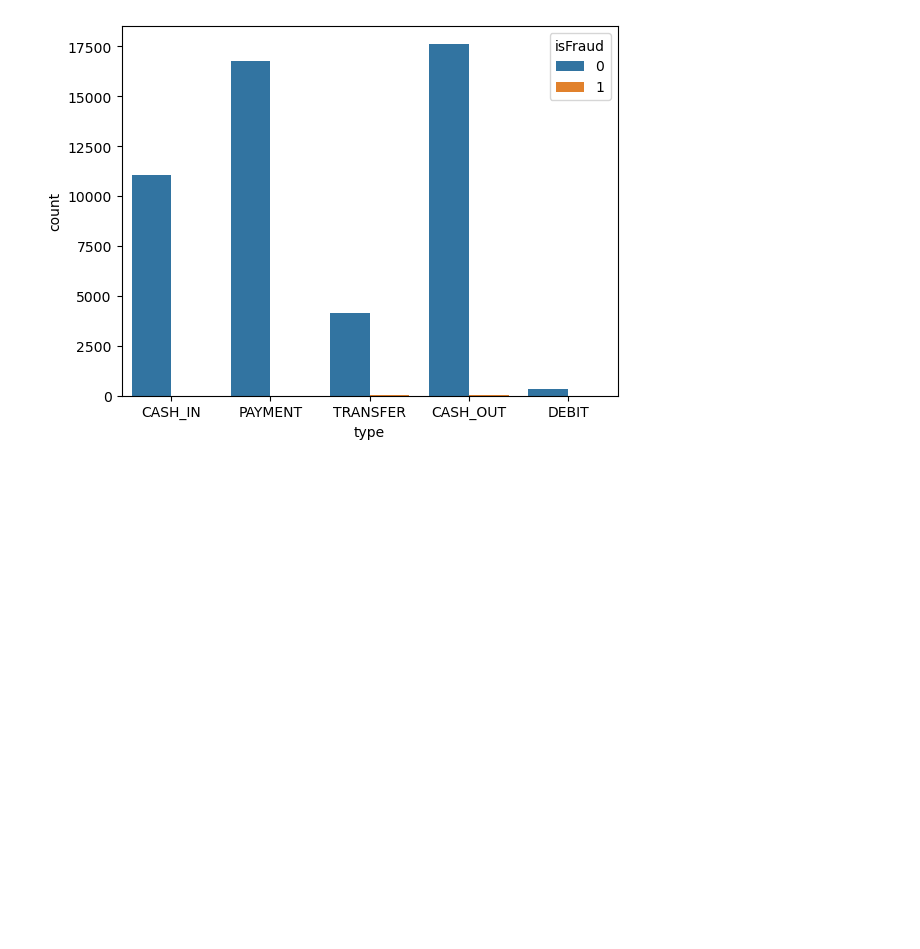
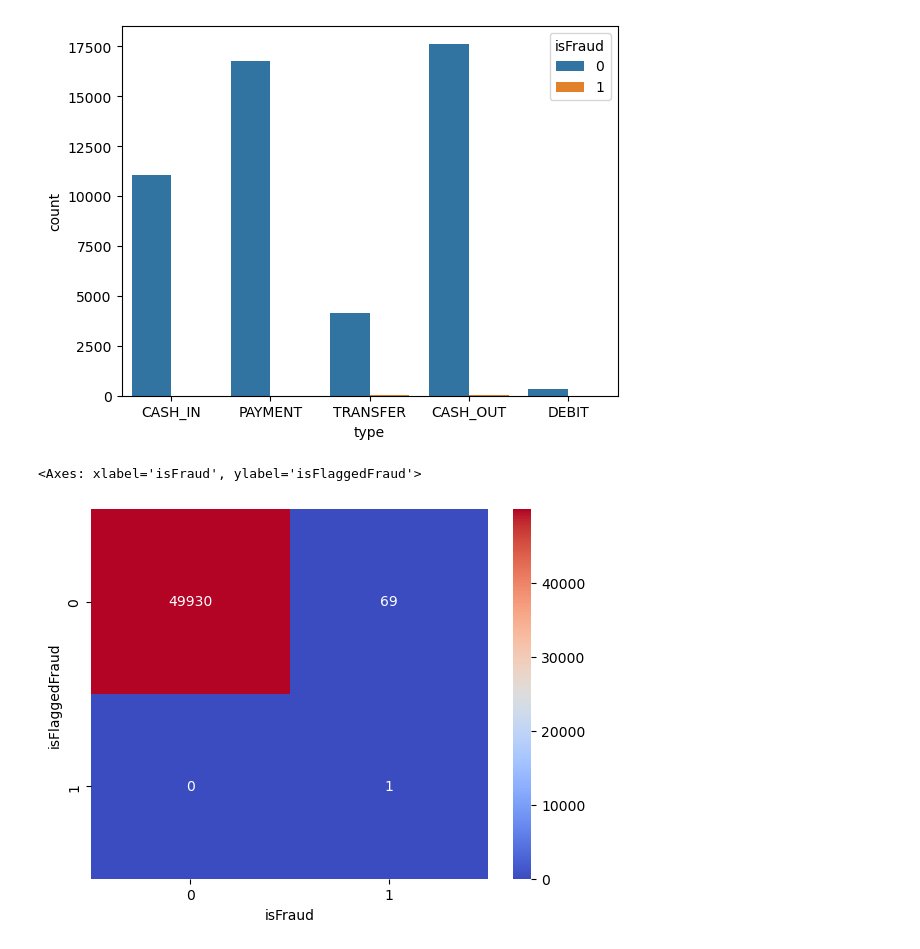
Before and after one commit to JacobTheCoder87/financial-fraud-detection-lab, a Jupyter notebook: code/01 EDA.ipynb, the cells around one changed output. Cells and saved outputs as stored; diff of their text form; code cells hidden in the pictures; blank space fills up the shorter version.

```diff
--- a/code/01 EDA.ipynb
+++ b/code/01 EDA.ipynb
@@ -163,3 +163,12 @@ sns.countplot(x="type", data=sampled_df, hue="isFraud")
 # %% [output]
 <Axes: xlabel='type', ylabel='count'>
 [figure]
+# %%
+# Let's check is there is a colinearity relationship between "isFraud" and "isFlaggedFraud" if there is we may
+# have to drop "isFlaggedFraud" later to reduce redundancy
+
+Fraud_Heatmap = pd.crosstab(sampled_df['isFlaggedFraud'], sampled_df['isFraud'])
+sns.heatmap(Fraud_Heatmap, annot=True, cmap='coolwarm', fmt='g')
+# %% [output]
+<Axes: xlabel='isFraud', ylabel='isFlaggedFraud'>
+[figure, added]
```
Also changed, not shown: parts of 1 cell of this notebook, 6 other files.
